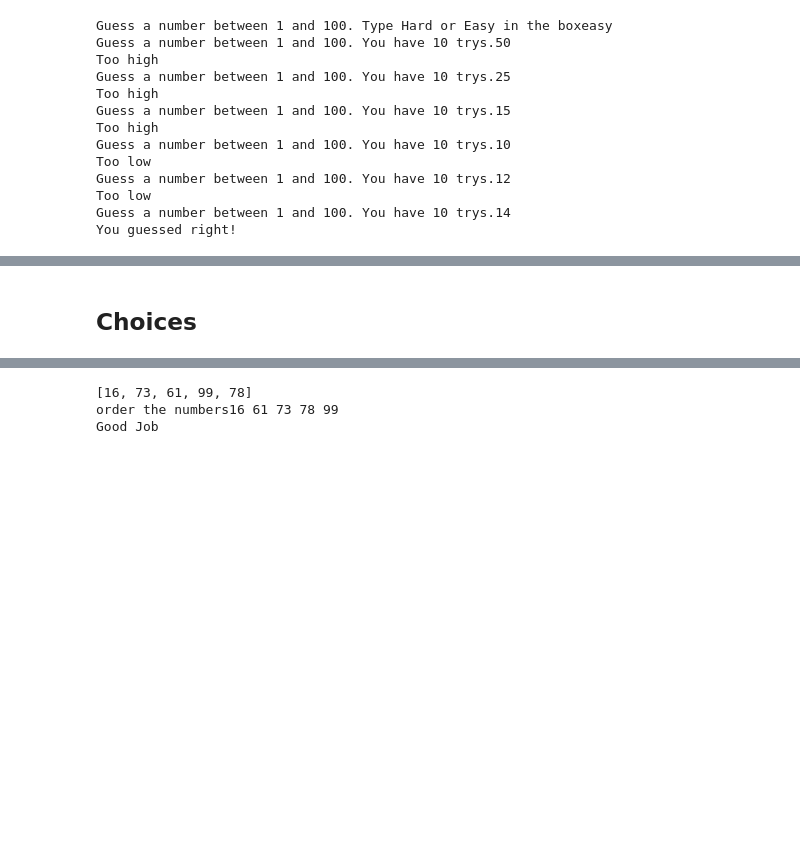
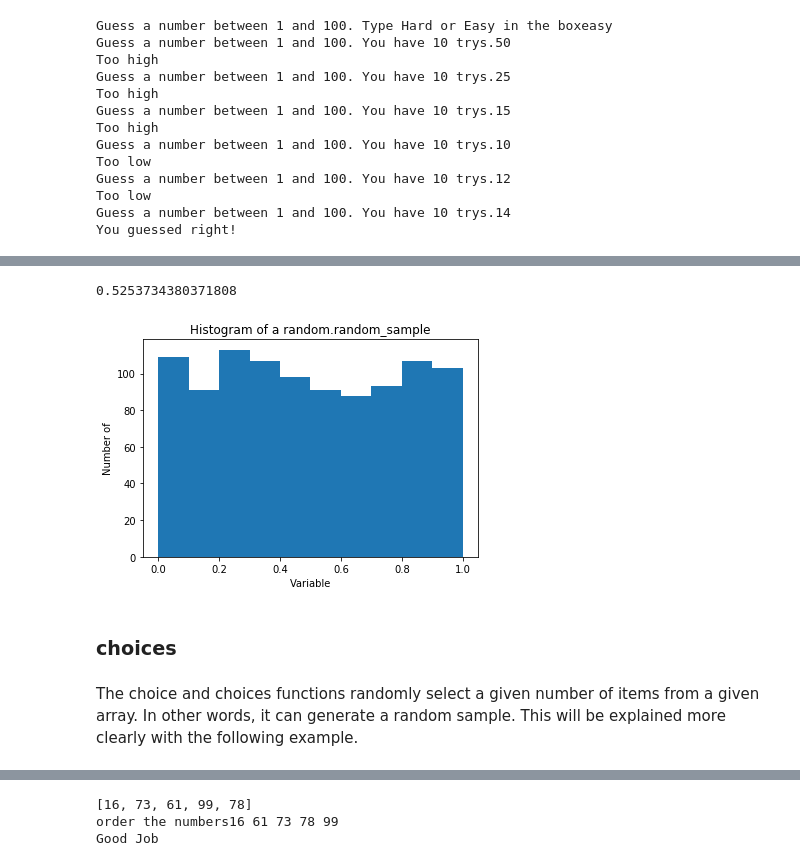
Before and after one commit to dermotkel/programming-for-data-analysis, a Jupyter notebook: Simple Random Data.ipynb, the cells around one changed output, grey strips where cells are left out. Saved outputs shown, nothing was run; the diff lists cells and outputs as text; code cells hidden in the pictures; blank space fills up the shorter version.

```diff
--- a/Simple Random Data.ipynb
+++ b/Simple Random Data.ipynb
@@ -203,2 +213,17 @@ You guessed right!
+# %%
+print(np.random.random_sample())
+# %% [output]
+0.5253734380371808
+# %%
+rrs = np.random.rand(1000)
+plt.hist(rrs)
+plt.ylabel('Number of')
+plt.xlabel('Variable')
+plt.title("Histogram of a random.random_sample")
+plt.show()
+# %% [output]
+[figure, added]
 # %% [markdown]
-## Choices
+### choices
+# %% [markdown]
+The choice and choices functions randomly select a given number of items from a given array. In other words, it can generate a random sample. This will be explained more clearly with the following example.
```
Also changed, not shown: parts of 21 cells of this notebook.
